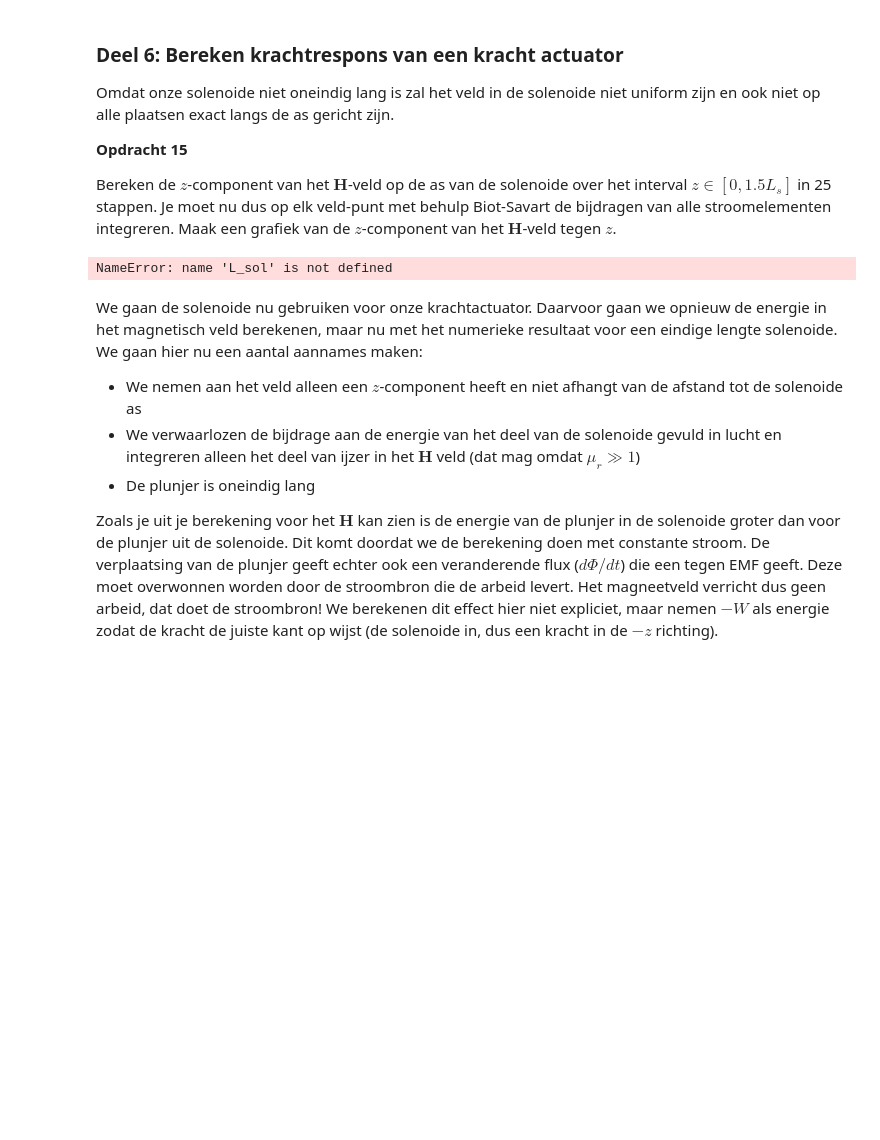
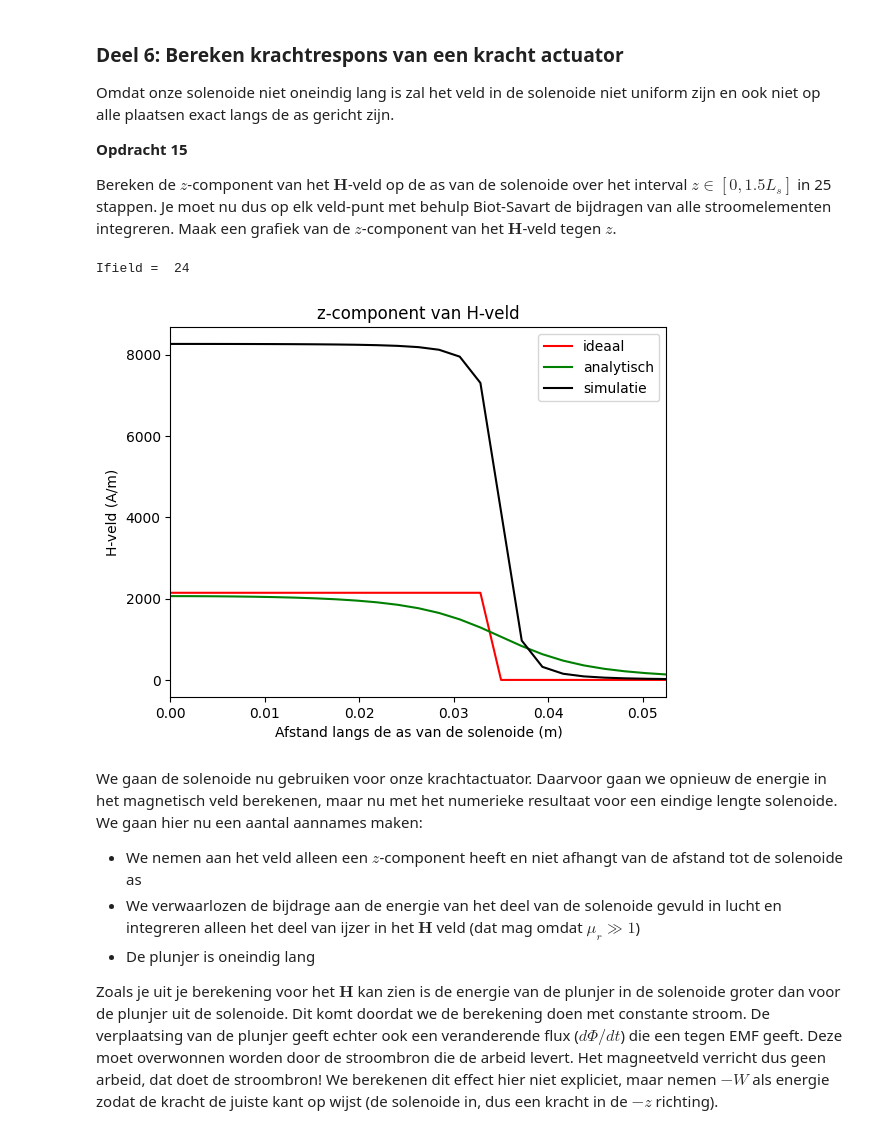
Before and after one commit to batu31415/opdrachten-DEF-D, a Jupyter notebook: KrachtactuatorOpdracht.ipynb, the cells around one changed output. Cells and saved outputs as stored; diff of their text form; code cells hidden in the pictures; blank space fills up the shorter version.

```diff
--- a/KrachtactuatorOpdracht.ipynb
+++ b/KrachtactuatorOpdracht.ipynb
@@ -545,35 +591,45 @@ Bereken de $z$-component van het $\mathbf{H}$-veld op de as van de solenoide ove
 # %%
 n_ax=25
 z_ax=np.linspace(0, 1.5*L_sol/2, n_ax)
 H_ax=np.zeros((n_ax,1))
 
+dl = np.column_stack((x1, y1, z1))
+dl = dl[1:] - dl[:-1]
+
+#doorloopt de 25 punten
 for i_field in range(n_ax):
-    print(f"\rIfield =  {i_field}", end="") # Print welk element van het veld nu berekend wordt.
-    # Bepaal de field coordinate
+    print(f"\rIfield =  {i_field}", end="")
+
     Hsimulated=np.array([0,0,0], dtype='float64')
-    for i_source in np.arange(1, N):
-        # Bepaal dl en r_source en gebruik
-        Hsimulated += field_current_element(r_field, r_source, dl)
-        print(f"Ifield =  {i_field}", end="")
+    r_field = np.array([0,0,z_ax[i_field]])
 
-    # selecting the z-component
-    H_ax[i_field,0]=Hsimulated[2]
+
+    H = np.abs(dH_spoel(r_field, dl)[2]) #neemt de z-component
+
+
+    H_ax[i_field,0]=H
 
 H_veld_ideaal=analytical_answer*np.ones(n_ax)*(1.0*(z_ax < L_sol/2))
 
-# dit is nog een aardige analytische uitdrukking die je kan uitrekenen voor de z-component op de as van een solenoide met eindige lengte
-H_veld_analytisch=(aantal_omwent*I/L_sol/2)*((L_sol/2-z_ax)/np.sqrt((z_ax- L_sol/2)**2 + r_sol**2)+(L_sol/2+z_ax)/np.sqrt((z_ax+ L_sol/2)**2 + r_sol**2))
 
-plt.figure(figsize=[13,4])
-plt.subplot(131)
-plt.title('z-component van B-veld')
+
+H_veld_analytisch=(N*I/L_sol/2)*((L_sol/2-z_ax)/np.sqrt((z_ax- L_sol/2)**2 + r_sol**2)+(L_sol/2+z_ax)/np.sqrt((z_ax+ L_sol/2)**2 + r_sol**2))
+
+
+plt.figure()
+
+plt.title('z-component van H-veld')
 plt.plot(z_ax, H_veld_ideaal, '-r', label='ideaal')
 plt.plot(z_ax, H_veld_analytisch, '-g', label='analytisch')
 plt.plot(z_ax, H_ax, '-k', label='simulatie')
 plt.xlabel('Afstand langs de as van de solenoide (m)')
-plt.ylabel('B-veld (Tesla)')
+plt.ylabel('H-veld (A/m)')
+plt.xlim(0,1.5*L_sol/2)
+plt.legend()
+plt.show()
 # %% [output]
-NameError: name 'L_sol' is not defined
+Ifield =  24
+[figure, added]
 # %% [markdown]
 We gaan de solenoide nu gebruiken voor onze krachtactuator. Daarvoor gaan we opnieuw de energie in het magnetisch veld berekenen, maar nu met het numerieke resultaat voor een eindige lengte solenoide. We gaan hier nu een aantal aannames maken:
 * We nemen aan het veld alleen een $z$-component heeft en niet afhangt van de afstand tot de solenoide as
```
Also changed, not shown: parts of 8 cells of this notebook.
